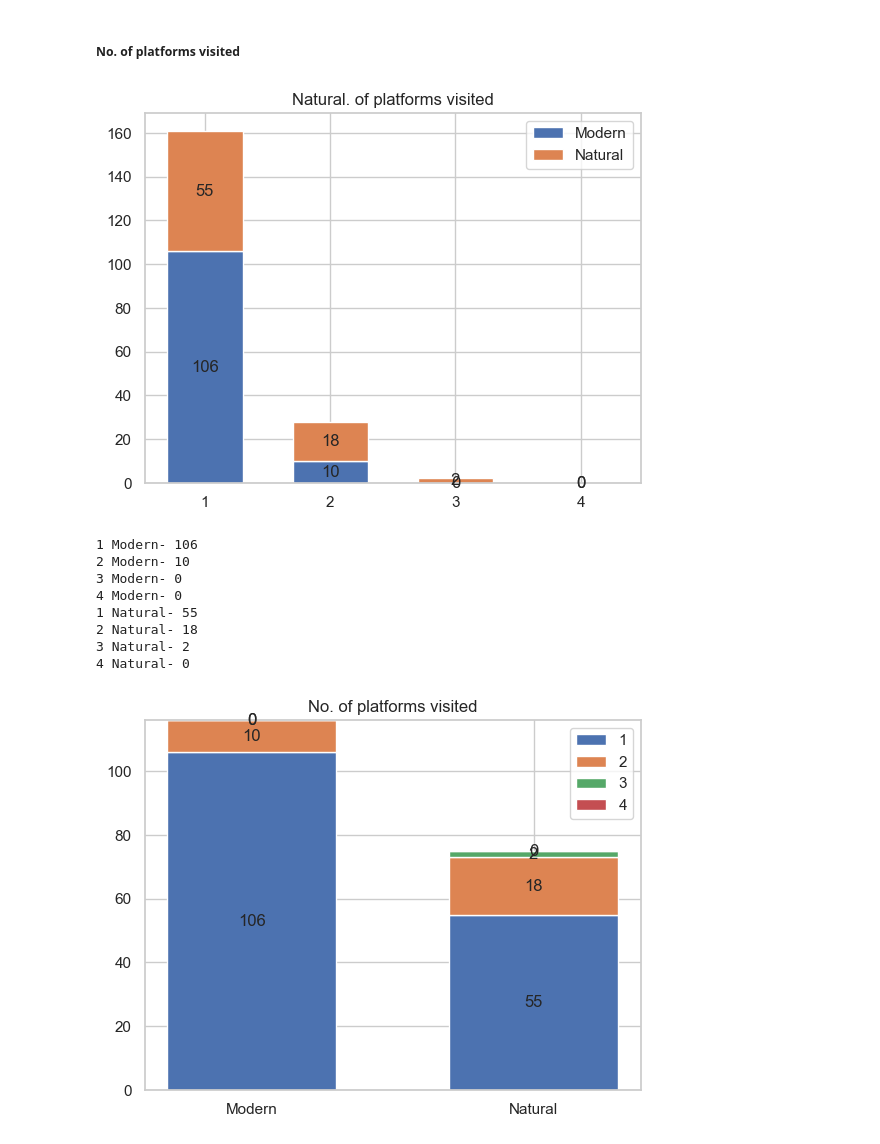
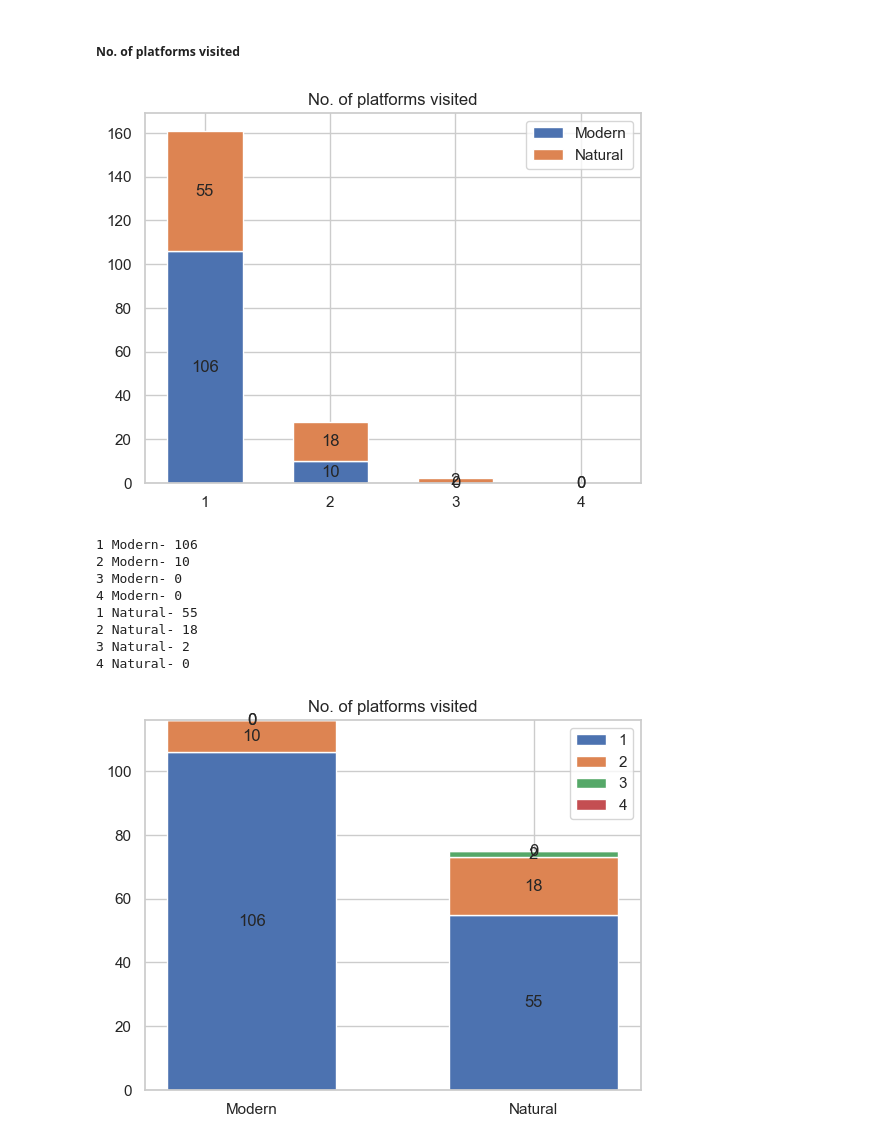
Before and after one commit to rngalvanbayer/Bayer_CPD_Digital_Conversion, a Jupyter notebook: cpd_main_7.ipynb, the cells around one changed output. Drawn from its saved outputs; the diff is of its cells as text; code cells hidden in the pictures.

```diff
--- a/cpd_main_7.ipynb
+++ b/cpd_main_7.ipynb
@@ -1967,35 +1967,35 @@ h = ((cdata1['platforms'] == 4 )  & (cdata1['conversion3'] < 1) ).sum() # 4 nbo
 labels = ['1','2','3','4']
 
 label1 = {
     'Modern' : np.array([a,b,c,d]),
     'Natural' : np.array([e,f,g,h])
 }
 
 fig, ax = plt.subplots()
 bottom = np.zeros(4)
 width = 0.6
 
 for xx, xxc in label1.items():
     p = ax.bar(labels, xxc, width, label=xx, bottom=bottom)
     bottom += xxc
 
     ax.bar_label(p, label_type='center')
 
-ax.set_title('Natural. of platforms visited')
+ax.set_title('No. of platforms visited')
 ax.legend()
 
 plt.show()
 
 print("1 Modern- " + str (a))
 print("2 Modern- " + str (b))
 print("3 Modern- " + str (c))
 print("4 Modern- " + str (d))
 print("1 Natural- " + str (e))
 print("2 Natural- " + str (f))
 print("3 Natural- " + str (g))
 print("4 Natural- " + str (h))
 # %% [output]
-[figure, old version]
+[figure, new version]
 1 Modern- 106
 2 Modern- 10
 3 Modern- 0
```
Also changed, not shown: parts of 5 cells of this notebook, 1 other file.
